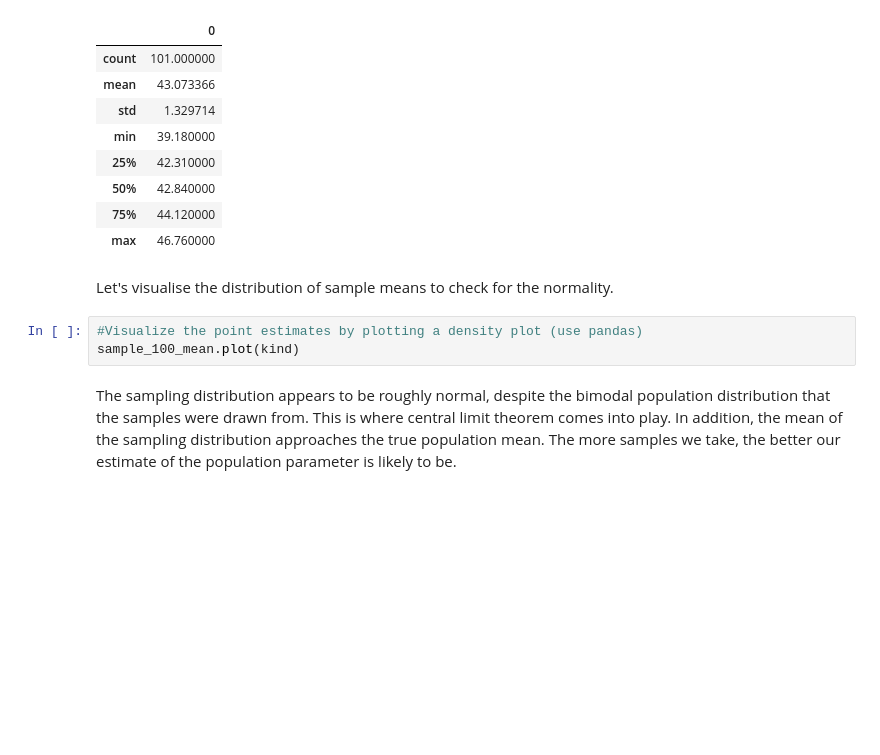
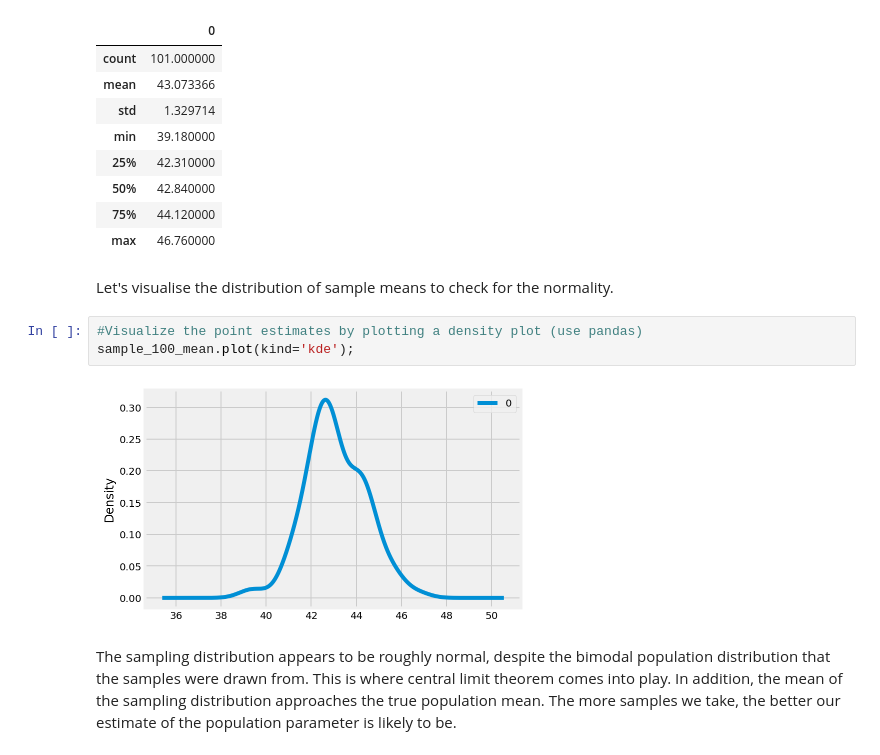
Before and after one commit to BSHaidar/dsc-confidence-intervals-lab-dc-ds-career-042219, a Jupyter notebook: index.ipynb, the cells around one changed output. Drawn from its saved outputs; the diff is of its cells as text; blank space fills up the shorter version.

```diff
--- a/index.ipynb
+++ b/index.ipynb
@@ -143,7 +143,9 @@ sample_100_mean.describe()
 Let's visualise the distribution of sample means to check for the normality.
 # %%
 #Visualize the point estimates by plotting a density plot (use pandas)
-sample_100_mean.plot(kind)
+sample_100_mean.plot(kind='kde');
+# %% [output]
+[figure, added]
 # %% [markdown]
 The sampling distribution appears to be roughly normal, despite the bimodal population distribution that the samples were drawn from. This is where central limit theorem comes into play. In addition, the mean of the sampling distribution approaches the true population mean. The more samples we take, the better our estimate of the population parameter is likely to be.
 # %% [markdown]
```
